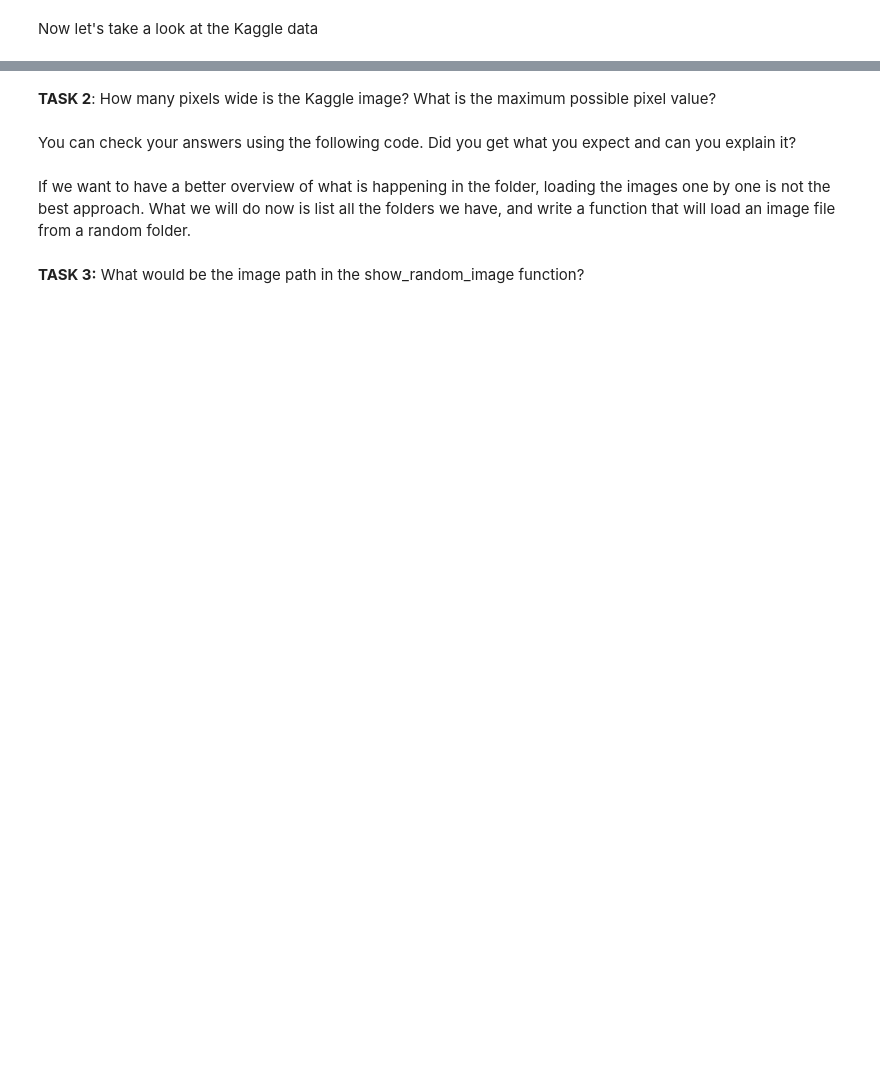
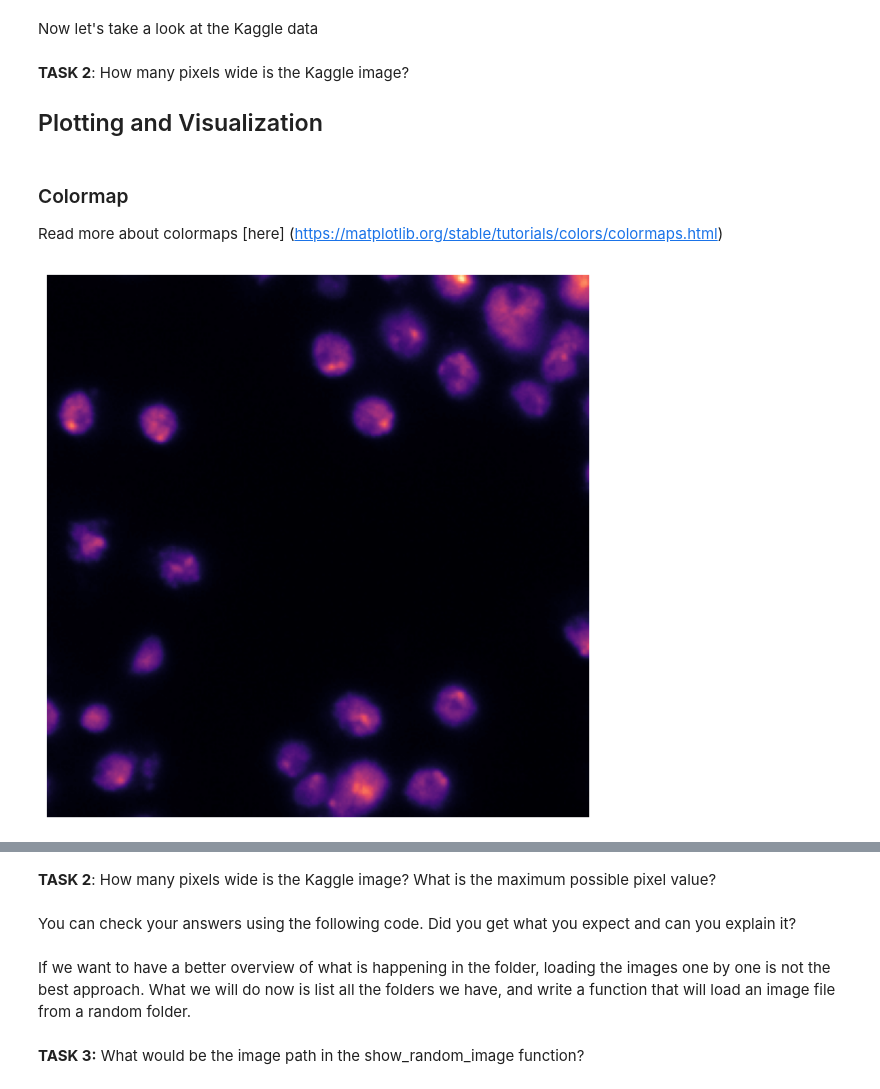
Before and after one commit to rayanirban/DL4MIA_Pre-course_Webinar, a Jupyter notebook: notebooks/1_Intro_to_Image_Analysis.ipynb, the cells around one changed output, grey strips where cells are left out. Cells and saved outputs as stored; diff of their text form; code cells hidden in the pictures; blank space fills up the shorter version.

```diff
--- a/notebooks/1_Intro_to_Image_Analysis.ipynb
+++ b/notebooks/1_Intro_to_Image_Analysis.ipynb
@@ -87,3 +87,16 @@ print(image.dtype)
 # Now let's visualize the image
 plt.imshow(image)
 plt.show()
+# %% [markdown]
+**TASK 2**: How many pixels wide is the Kaggle image?
+## Plotting and Visualization
+# %% [markdown]
+### Colormap
+
+Read more about colormaps [here] (https://matplotlib.org/stable/tutorials/colors/colormaps.html)
+# %%
+plt.imshow(image[...,0], cmap="magma")  #Note that we are only showing the first channel of the image
+plt.axis("off")
+plt.show()
+# %% [output]
+[figure, added]
```
Also changed, not shown: parts of 22 cells of this notebook, 1 other file.
